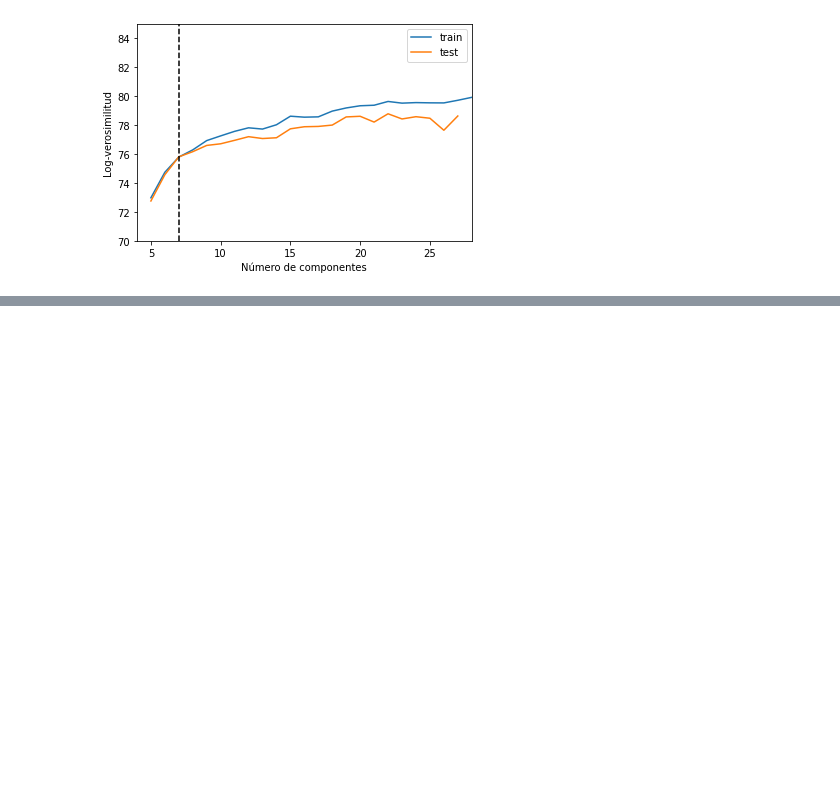
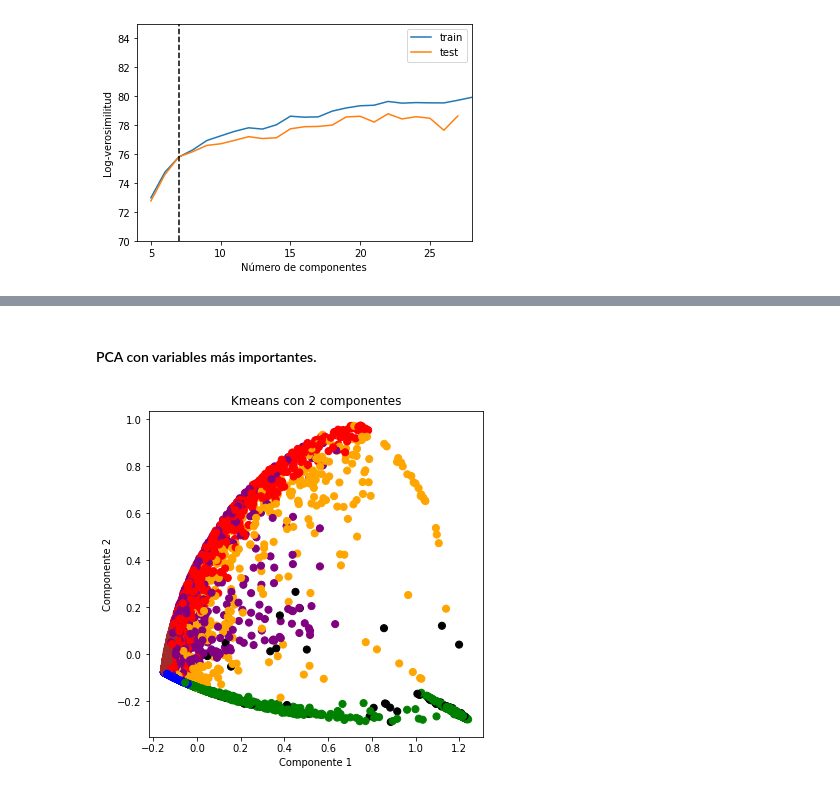
Before and after one commit to G4ll4rd0/O2021_MAF3653D-Proyecto, a Jupyter notebook: Proyecto.ipynb, the cells around one changed output, grey strips where cells are left out. Cells and saved outputs as stored; diff of their text form; code cells hidden in the pictures; blank space fills up the shorter version.

```diff
--- a/Proyecto.ipynb
+++ b/Proyecto.ipynb
@@ -254,0 +255,20 @@ Text(0, 0.5, 'BounceRates')
+# %% [markdown]
+#### PCA con variables más importantes.
+# %%
+pca=PCA(n_components=2)
+pca_data=pca.fit_transform(data_norm)
+
+pca_data_df=pd.DataFrame(data=pca_data, columns=['Componente_1','Componente_2'])
+pca_nombres=pd.concat([pca_data_df, dataCopy[['labels']]], axis=1)
+
+fig= plt.figure(figsize=(6,6))
+ax=fig.add_subplot(1,1,1)
+ax.set_xlabel('Componente 1')
+ax.set_ylabel('Componente 2')
+ax.set_title('Kmeans con 2 componentes')
+color= np.array(['blue','green','orange','red','black','purple', 'brown'])
+ax.scatter(x=pca_nombres['Componente_1'], y=pca_nombres['Componente_2'], c = color[pca_nombres['labels']], s=50)
+
+plt.show()
+# %% [output]
+[figure, added]
```
Also changed, not shown: parts of 25 cells of this notebook.
